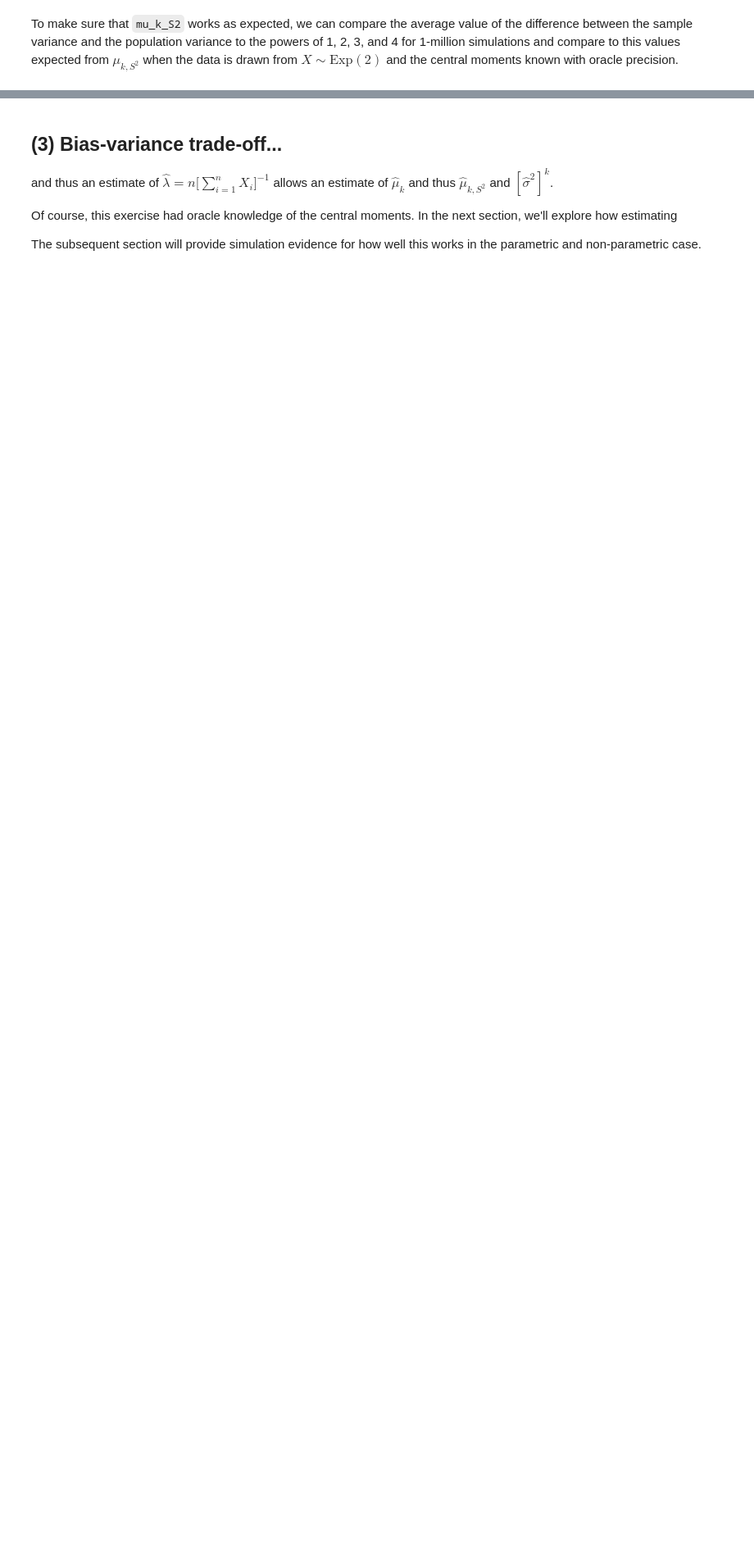
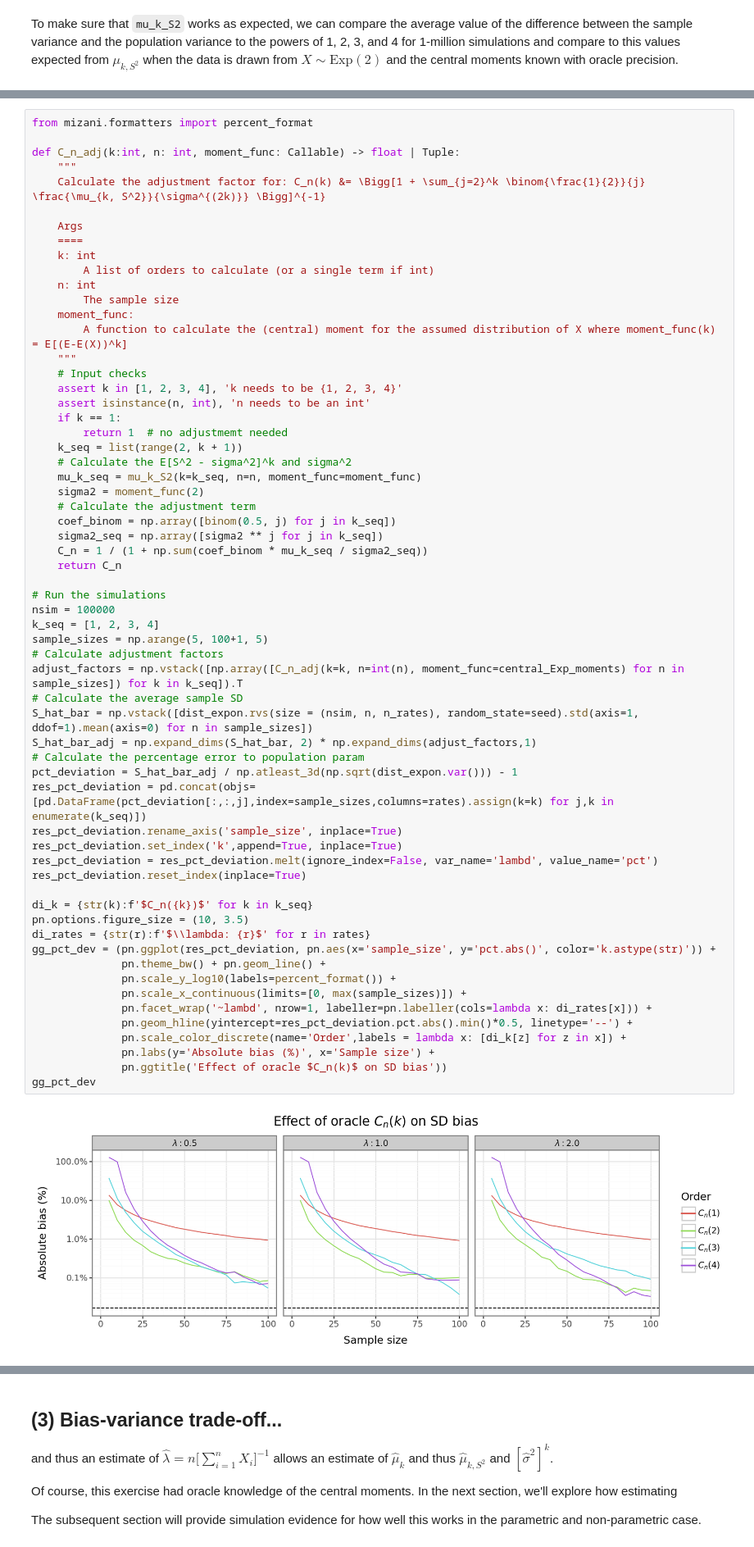
Before and after one commit to erikdrysdale/erikdrysdale.github.io, a Jupyter notebook: _rmd/extra_debias_sd/post.ipynb, the cells around one changed output, grey strips where cells are left out. Shown at 82% size. Drawn from its saved outputs; the diff is of its cells as text; blank space fills up the shorter version.

```diff
--- a/_rmd/extra_debias_sd/post.ipynb
+++ b/_rmd/extra_debias_sd/post.ipynb
@@ -448,0 +415,63 @@ def sd_C_n(x: np.ndarray, k:int, moment_func: Callable, axis: int | Tuple | None
+# %%
+from mizani.formatters import percent_format
+
+def C_n_adj(k:int, n: int, moment_func: Callable) -> float | Tuple:
+    """
+    Calculate the adjustment factor for: C_n(k) &= \Bigg[1 + \sum_{j=2}^k \binom{\frac{1}{2}}{j} \frac{\mu_{k, S^2}}{\sigma^{(2k)}} \Bigg]^{-1}
+
+    Args
+    ====
+    k: int
+        A list of orders to calculate (or a single term if int)
+    n: int
+        The sample size
+    moment_func:
+        A function to calculate the (central) moment for the assumed distribution of X where moment_func(k) = E[(E-E(X))^k]
+    """
+    # Input checks
+    assert k in [1, 2, 3, 4], 'k needs to be {1, 2, 3, 4}'
+    assert isinstance(n, int), 'n needs to be an int'
+    if k == 1:
+        return 1  # no adjustmemt needed
+    k_seq = list(range(2, k + 1))
+    # Calculate the E[S^2 - sigma^2]^k and sigma^2
+    mu_k_seq = mu_k_S2(k=k_seq, n=n, moment_func=moment_func)
+    sigma2 = moment_func(2)
+    # Calculate the adjustment term
+    coef_binom = np.array([binom(0.5, j) for j in k_seq])
+    sigma2_seq = np.array([sigma2 ** j for j in k_seq])
+    C_n = 1 / (1 + np.sum(coef_binom * mu_k_seq / sigma2_seq))
+    return C_n
+
+# Run the simulations
+nsim = 100000
+k_seq = [1, 2, 3, 4]
+sample_sizes = np.arange(5, 100+1, 5)
+# Calculate adjustment factors
+adjust_factors = np.vstack([np.array([C_n_adj(k=k, n=int(n), moment_func=central_Exp_moments) for n in sample_sizes]) for k in k_seq]).T
+# Calculate the average sample SD
+S_hat_bar = np.vstack([dist_expon.rvs(size = (nsim, n, n_rates), random_state=seed).std(axis=1, ddof=1).mean(axis=0) for n in sample_sizes])
+S_hat_bar_adj = np.expand_dims(S_hat_bar, 2) * np.expand_dims(adjust_factors,1)
+# Calculate the percentage error to population param
+pct_deviation = S_hat_bar_adj / np.atleast_3d(np.sqrt(dist_expon.var())) - 1
+res_pct_deviation = pd.concat(objs=[pd.DataFrame(pct_deviation[:,:,j],index=sample_sizes,columns=rates).assign(k=k) for j,k in enumerate(k_seq)])
+res_pct_deviation.rename_axis('sample_size', inplace=True)
+res_pct_deviation.set_index('k',append=True, inplace=True)
+res_pct_deviation = res_pct_deviation.melt(ignore_index=False, var_name='lambd', value_name='pct')
+res_pct_deviation.reset_index(inplace=True)
+
+di_k = {str(k):f'$C_n({k})$' for k in k_seq}
+pn.options.figure_size = (10, 3.5)
+di_rates = {str(r):f'$\\lambda: {r}$' for r in rates}
+gg_pct_dev = (pn.ggplot(res_pct_deviation, pn.aes(x='sample_size', y='pct.abs()', color='k.astype(str)')) +
+              pn.theme_bw() + pn.geom_line() +
+              pn.scale_y_log10(labels=percent_format()) +
+              pn.scale_x_continuous(limits=[0, max(sample_sizes)]) +
+              pn.facet_wrap('~lambd', nrow=1, labeller=pn.labeller(cols=lambda x: di_rates[x])) +
+              pn.geom_hline(yintercept=res_pct_deviation.pct.abs().min()*0.5, linetype='--') +
+              pn.scale_color_discrete(name='Order',labels = lambda x: [di_k[z] for z in x]) +
+              pn.labs(y='Absolute bias (%)', x='Sample size') +
+              pn.ggtitle('Effect of oracle $C_n(k)$ on SD bias'))
+gg_pct_dev
+# %% [output]
+[figure, added]
```
Also changed, not shown: parts of 5 cells of this notebook.
